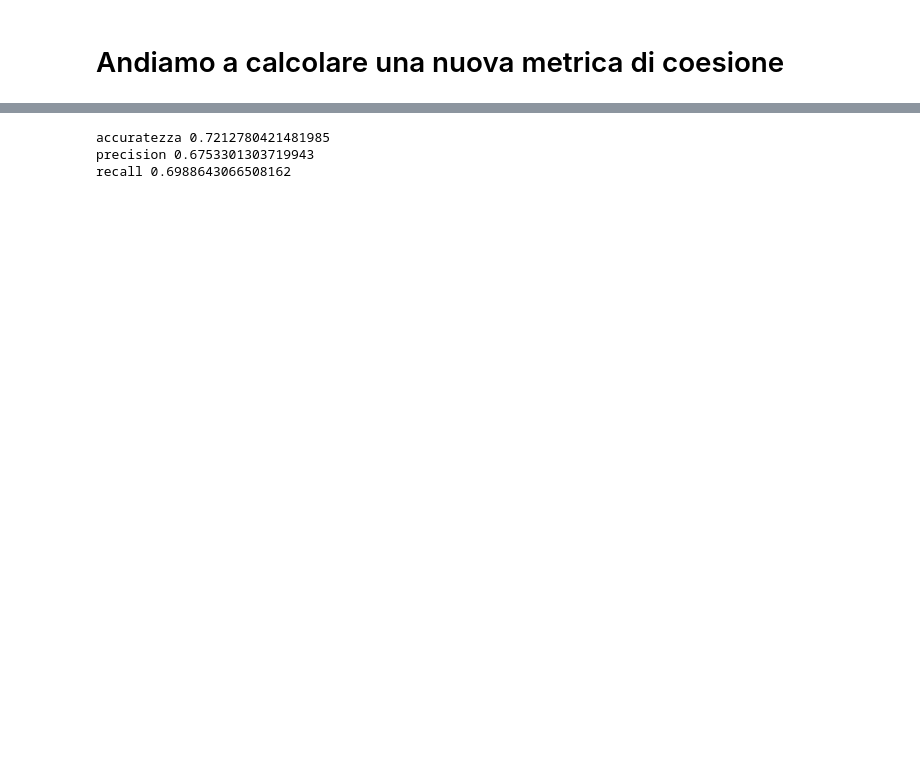
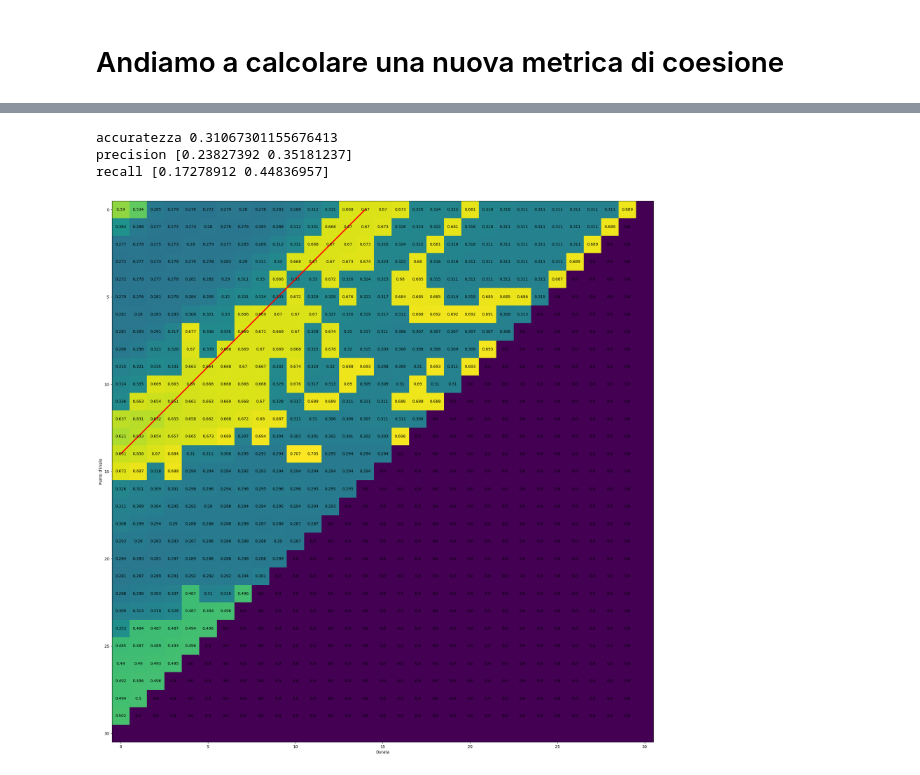
Before and after one commit to Simone-Scalella/BigDataProject, a Jupyter notebook: newMetrics.ipynb, the cells around one changed output, grey strips where cells are left out. Saved outputs shown, nothing was run; the diff lists cells and outputs as text; code cells hidden in the pictures; blank space fills up the shorter version.

```diff
--- a/newMetrics.ipynb
+++ b/newMetrics.ipynb
@@ -116,12 +190,42 @@ plt.show()
 # %%
-accuracy_som = str(accuracy_score(label_3,y_pred_one3))
-precision_som = str(precision_score(label_3,y_pred_one3,average='macro'))
-recall_som = str(recall_score(label_3,y_pred_one3,average='macro'))
+accuracy = str(accuracy_score(label_3,y_pred_one3))
+precision = str(precision_score(label_3,y_pred_one3,average= None))
+recall = str(recall_score(label_3,y_pred_one3,average= None))
 
-print("accuratezza " + accuracy_som)
-print("precision " + precision_som)
-print("recall " + recall_som)
+print("accuratezza " + accuracy)
+print("precision " + precision)
+print("recall " + recall)
 # %% [output]
-accuratezza 0.7212780421481985
-precision 0.6753301303719943
-recall 0.6988643066508162
+accuratezza 0.31067301155676413
+precision [0.23827392 0.35181237]
+recall [0.17278912 0.44836957]
+# %%
+matrice_precision = np.zeros([int(155/5),int(155/5)])
+matrice_recall = np.zeros([int(155/5),int(155/5)])
+matrice_accuracy = np.zeros([int(155/5),int(155/5)])
+
+for x in range(0,int(155/5)):
+
+    for y in range(0,int(155/5)):
+
+        if(kmeans_total3[x,y] is not None):
+            matrice_precision[x,y] = precision_score(label_3,kmeans_total3[x,y],average= 'macro')
+            matrice_recall[x,y] = recall_score(label_3,kmeans_total3[x,y],average= 'macro')
+            matrice_accuracy[x,y] = accuracy_score(label_3,kmeans_total3[x,y])
+# %%
+fig, ax = plt.subplots()
+image = ax.imshow(matrice_accuracy[:,:])
+line_start = [0, np.floor(71/5)]
+line_end = [np.floor(71/5), 0]
+plt.plot(line_start, line_end, color="red", linewidth=3)
+plt.xlabel("Durata")
+plt.ylabel("Punto d'inizio")
+
+fig.set_size_inches(25,25)
+for i in range(x):
+    for j in range(y):
+        c = np.round(matrice_accuracy[i,j],decimals=3)
+        ax.text(j, i, str(c), va='center', ha='center')
+plt.show()
+# %% [output]
+[figure, added]
```
Also changed, not shown: parts of 12 cells of this notebook.
